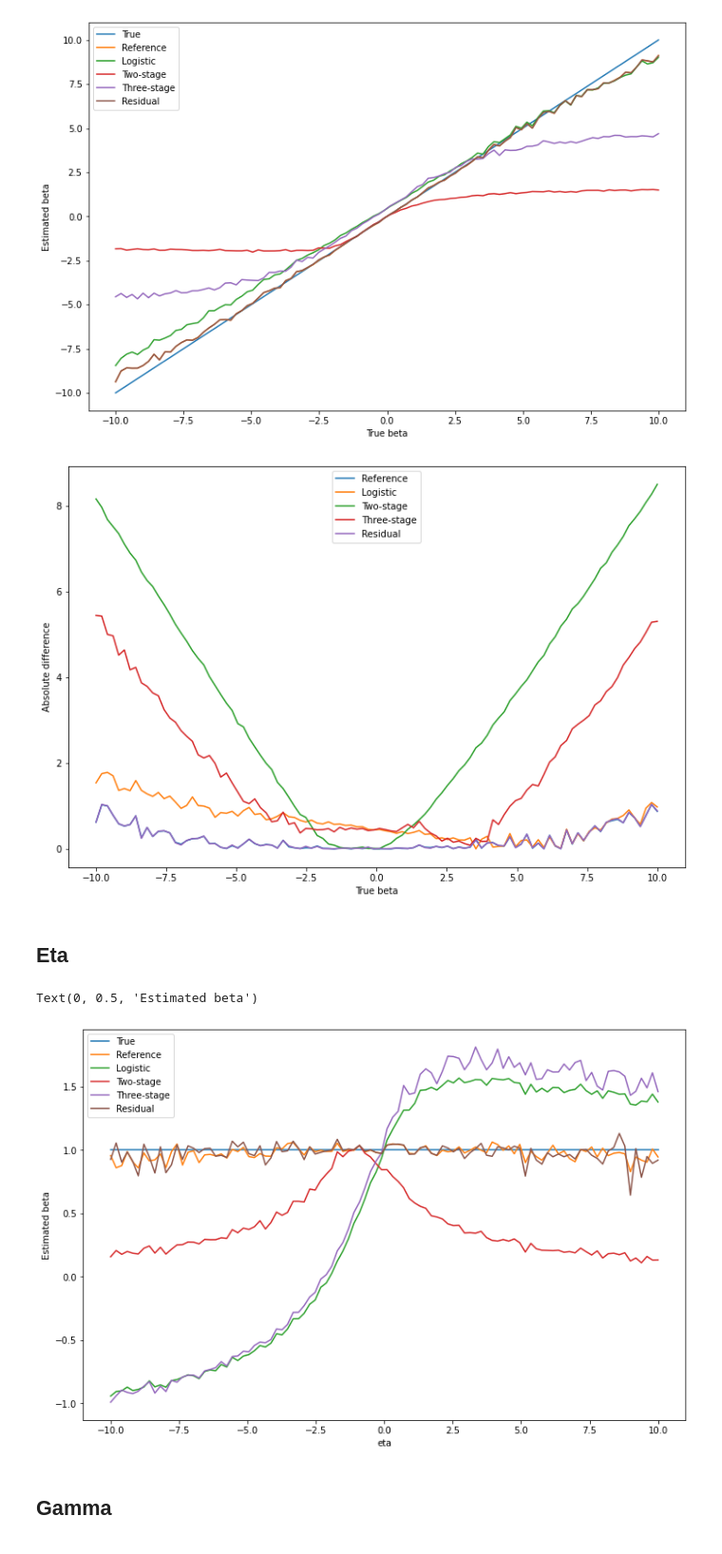
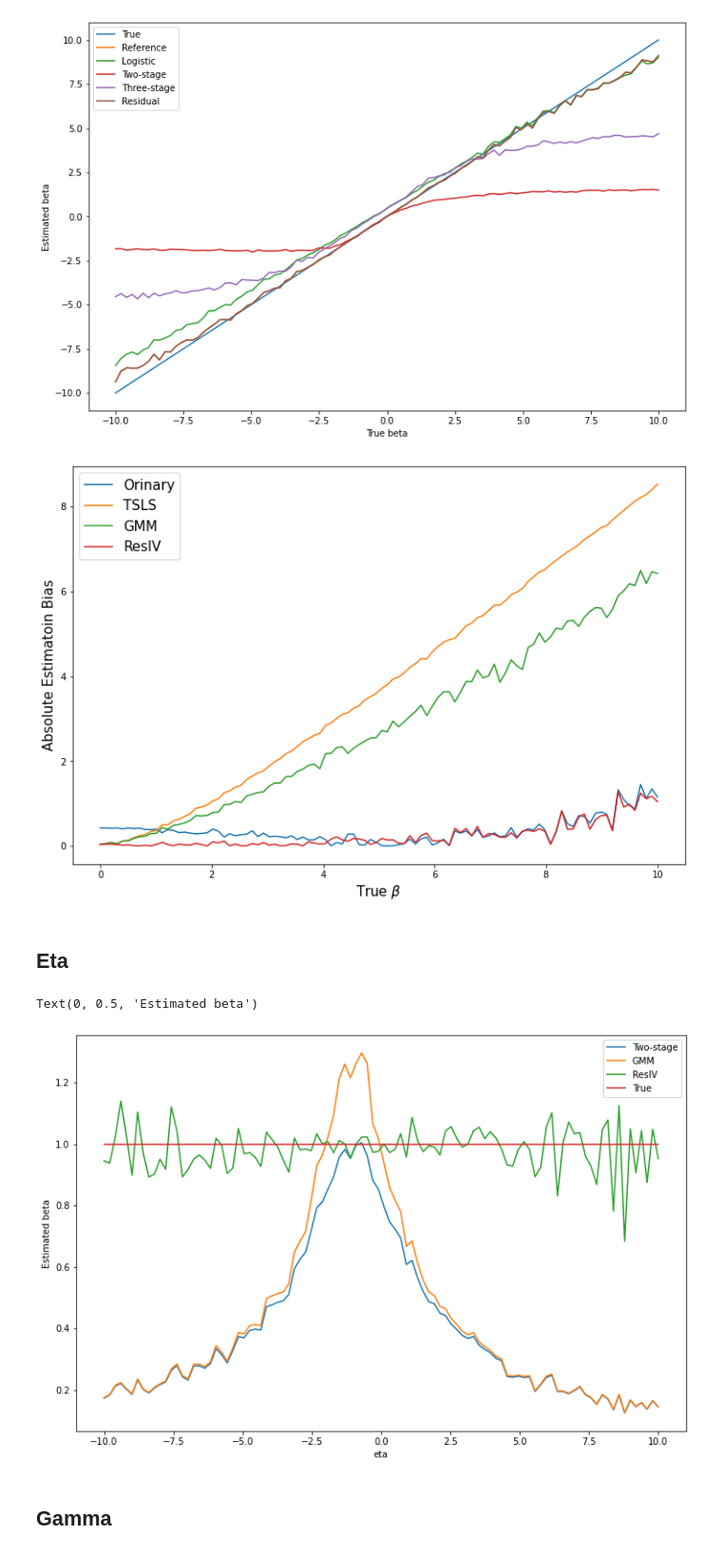
Before and after one commit to LangtianM/IV_Logistic, a Jupyter notebook: Exp_with_restricted_Range.ipynb, the cells around one changed output. Shown at 95% size. Saved outputs shown, nothing was run; the diff lists cells and outputs as text; code cells hidden in the pictures.

Commit message:
modified the plots

```diff
--- a/Exp_with_restricted_Range.ipynb
+++ b/Exp_with_restricted_Range.ipynb
@@ -15,12 +15,12 @@ res_coef = np.zeros(100)
 
 # Investigating beta
 
-para_range = np.linspace(-10, 10, 100)
+para_range = np.linspace(0, 10, 100)
 
 for i in range(100):
     beta = para_range[i]
 
-    data = sim_data(10000, beta = beta)
+    data = sim_data(10000, beta = beta, sigma_e=0.1)
 
     ref_lg = LogisticRegression()
     complete_data = np.concatenate((data.X.reshape(-1, 1), data.U.reshape(-1, 1)), axis=1)
@@ -70,18 +70,18 @@ gmm_dif = np.abs(para_range - gmm_coef)
 res_dif = np.abs(para_range - res_coef)
 
 plt.figure(figsize=(12, 8))
-plt.plot(para_range, ref_dif, label = 'Reference')
-plt.plot(para_range, lg_dif, label = 'Logistic')
-plt.plot(para_range, tslg_dif, label = 'Two-stage')
-plt.plot(para_range, thslg_dif, label = 'Three-stage')
-#plt.plot(para_range, gmm_dif, label = 'GMM')
-plt.plot(para_range, res_dif, label = 'Residual')
-plt.legend()
-plt.xlabel('True beta')
-plt.ylabel('Absolute difference')
+# plt.plot(para_range, ref_dif, label = 'Reference')
+plt.plot(para_range, lg_dif, label = 'Orinary')
+plt.plot(para_range, tslg_dif, label = 'TSLS')
+# plt.plot(para_range, thslg_dif, label = 'Three-stage')
+plt.plot(para_range, gmm_dif, label = 'GMM')
+plt.plot(para_range, res_dif, label = 'ResIV')
+plt.legend(fontsize=15)
+plt.xlabel(r'True $\beta$', fontsize=15)
+plt.ylabel('Absolute Estimatoin Bias', fontsize=15)
 plt.show()
 # %% [output]
-[figure, old version]
+[figure, new version]
 # %% [markdown]
 ## Eta
 # %%
@@ -119,19 +119,20 @@ for i in range(100):
     res_coef[i] = res_model.beta
 # %%
 plt.figure(figsize=(12, 8))
+
+# plt.plot(para_range, ref_coef, label = 'Reference')
+# plt.plot(para_range, lg_coef, label = 'Ordinary')
+plt.plot(para_range, tslg_coef, label = 'Two-stage')
+# plt.plot(para_range, thslg_coef, label = 'Three-stage')
+plt.plot(para_range, gmm_coef, label = 'GMM')
+plt.plot(para_range, res_coef, label = 'ResIV')
 plt.plot(para_range, np.ones(100), label = 'True')
-plt.plot(para_range, ref_coef, label = 'Reference')
-plt.plot(para_range, lg_coef, label = 'Logistic')
-plt.plot(para_range, tslg_coef, label = 'Two-stage')
-plt.plot(para_range, thslg_coef, label = 'Three-stage')
-#plt.plot(para_range, gmm_coef, label = 'GMM')
-plt.plot(para_range, res_coef, label = 'Residual')
-plt.legend()
-plt.xlabel('eta')
-plt.ylabel('Estimated beta')
+plt.legend(fontsize=15)
+plt.xlabel(r'$\eta$', fontsize=15)
+plt.ylabel(r'Estimated \beta', fontsize=15)
 # %% [output]
 Text(0, 0.5, 'Estimated beta')
-[figure, old version]
+[figure, new version]
 # %% [markdown]
 ## Gamma
 # %%
```
Also changed, not shown: parts of 4 cells of this notebook, 1 other file.
